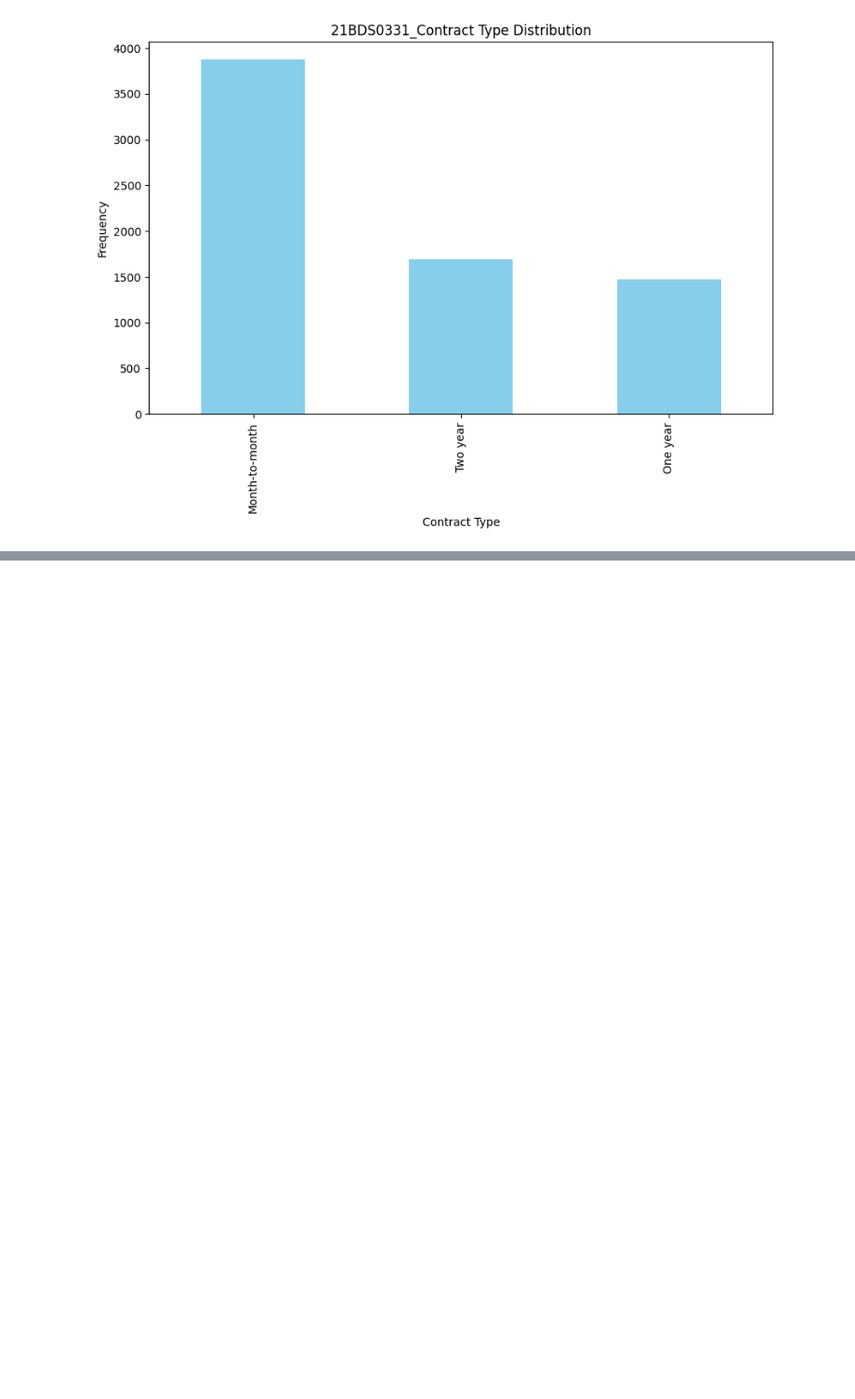
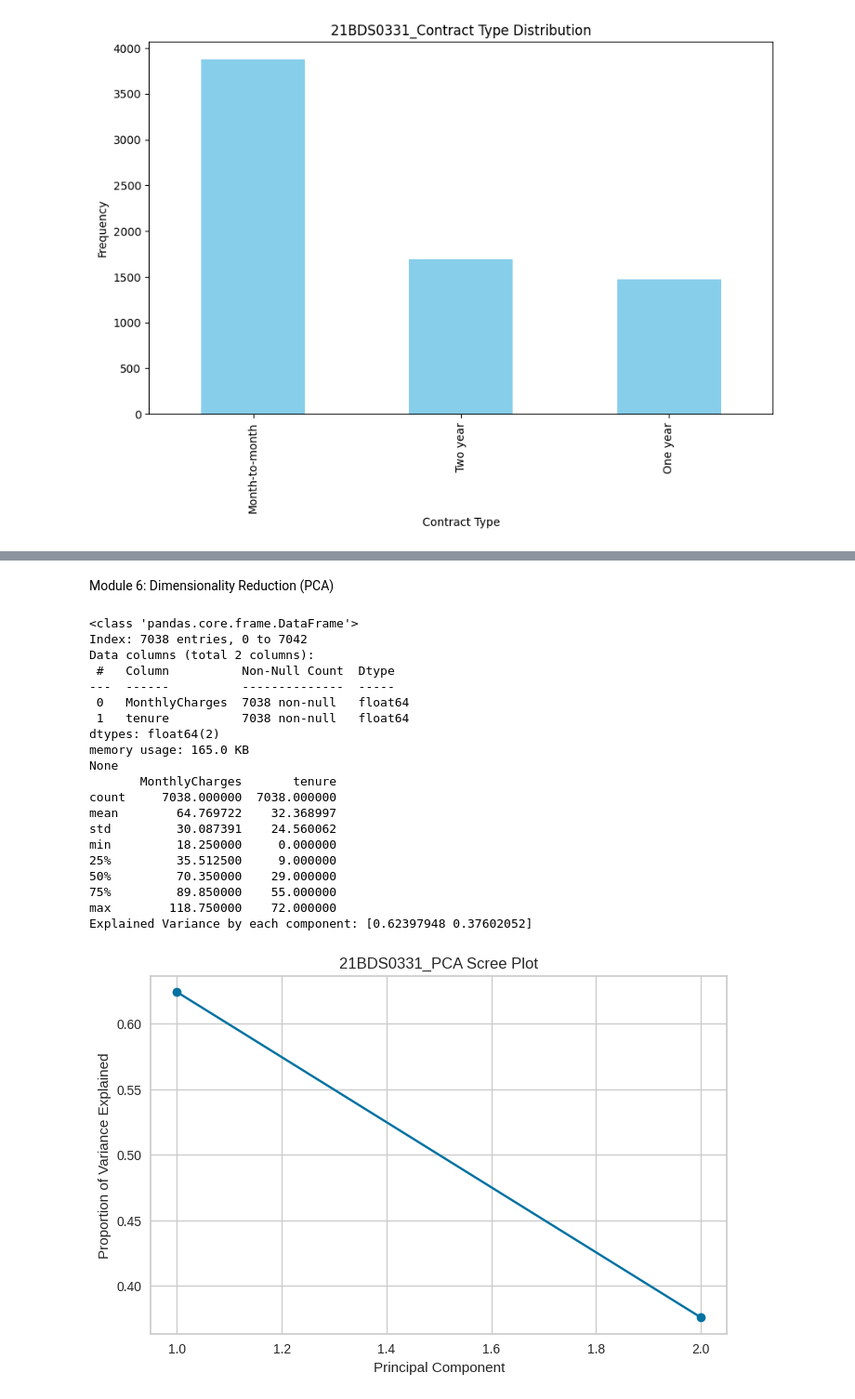
Before and after one commit to RashelGarg/Exploratory-Data-Analysis, a Jupyter notebook: EDA_Th_DA.ipynb, the cells around one changed output, grey strips where cells are left out. Shown at 93% size. Drawn from its saved outputs; the diff is of its cells as text; code cells hidden in the pictures; blank space fills up the shorter version.

```diff
--- a/EDA_Th_DA.ipynb
+++ b/EDA_Th_DA.ipynb
@@ -102,0 +302,75 @@ plt.show()
+# %% [markdown]
+Module 6: Dimensionality Reduction (PCA)
+# %%
+# Import required libraries
+import pandas as pd
+import numpy as np
+import matplotlib.pyplot as plt
+import seaborn as sns
+from sklearn.preprocessing import StandardScaler
+from sklearn.decomposition import PCA
+
+# Select relevant columns for PCA and ensure they are numeric
+pca_data = df[['MonthlyCharges', 'tenure']].dropna()
+pca_data = pca_data.apply(pd.to_numeric)  # Convert columns to numeric
+
+# Check the structure and summary of the data
+print(pca_data.info())
+print(pca_data.describe())
+
+# Standardize the data for PCA
+scaler = StandardScaler()
+pca_data_scaled = scaler.fit_transform(pca_data)
+
+# Perform PCA
+pca = PCA()
+pca_result = pca.fit(pca_data_scaled)
+
+# Summary of PCA - Explained Variance
+explained_variance = pca.explained_variance_ratio_
+print("Explained Variance by each component:", explained_variance)
+
+# Scree Plot
+plt.figure(figsize=(8, 5))
+plt.plot(range(1, len(explained_variance) + 1), explained_variance, marker='o', linestyle='-', color='b')
+plt.title("21BDS0331_PCA Scree Plot")
+plt.xlabel("Principal Component")
+plt.ylabel("Proportion of Variance Explained")
+plt.grid(True)
+plt.show()
+
+# Biplot for the first two principal components
+pca_data_transformed = pca.transform(pca_data_scaled)
+
+plt.figure(figsize=(10, 6))
+plt.scatter(pca_data_transformed[:, 0], pca_data_transformed[:, 1], alpha=0.5, c='b', s=50)
+for i, (pc1, pc2) in enumerate(zip(pca.components_[0], pca.components_[1])):
+    plt.arrow(0, 0, pc1, pc2, color='r', alpha=0.7, head_width=0.05)
+    plt.text(pc1 * 1.15, pc2 * 1.15, df.columns[i], color='g', ha='center', va='center')
+plt.xlabel("Principal Component 1")
+plt.ylabel("Principal Component 2")
+plt.title("21BDS0331_PCA Biplot")
+plt.grid(True)
+plt.show()
+# %% [output]
+<class 'pandas.core.frame.DataFrame'>
+Index: 7038 entries, 0 to 7042
+Data columns (total 2 columns):
+ #   Column          Non-Null Count  Dtype
+---  ------          --------------  -----
+ 0   MonthlyCharges  7038 non-null   float64
+ 1   tenure          7038 non-null   float64
+dtypes: float64(2)
+memory usage: 165.0 KB
+None
+       MonthlyCharges       tenure
+count     7038.000000  7038.000000
+mean        64.769722    32.368997
+std         30.087391    24.560062
+min         18.250000     0.000000
+25%         35.512500     9.000000
+50%         70.350000    29.000000
+75%         89.850000    55.000000
+max        118.750000    72.000000
+Explained Variance by each component: [0.62397948 0.37602052]
+[figure, added]
```
Also changed, not shown: parts of 7 cells of this notebook.
